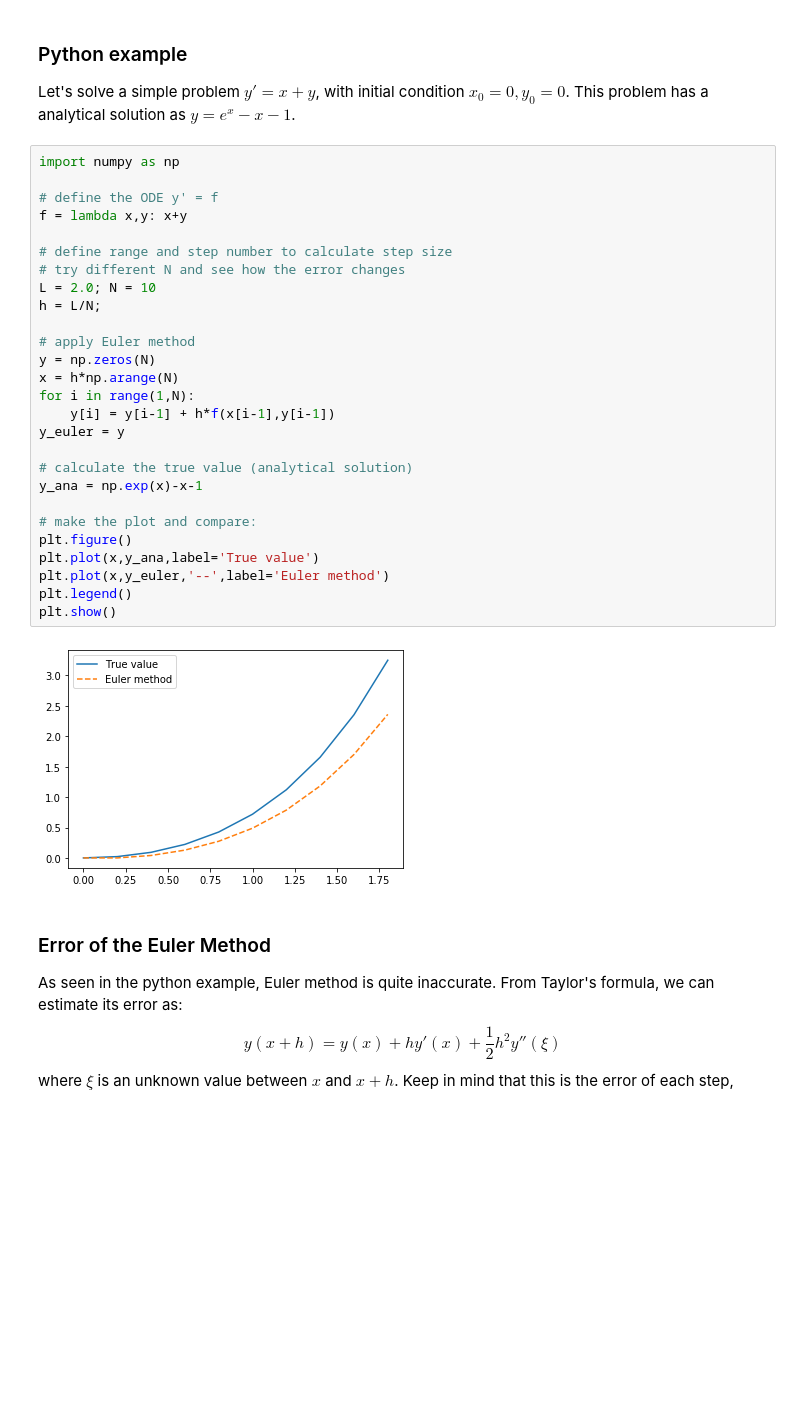
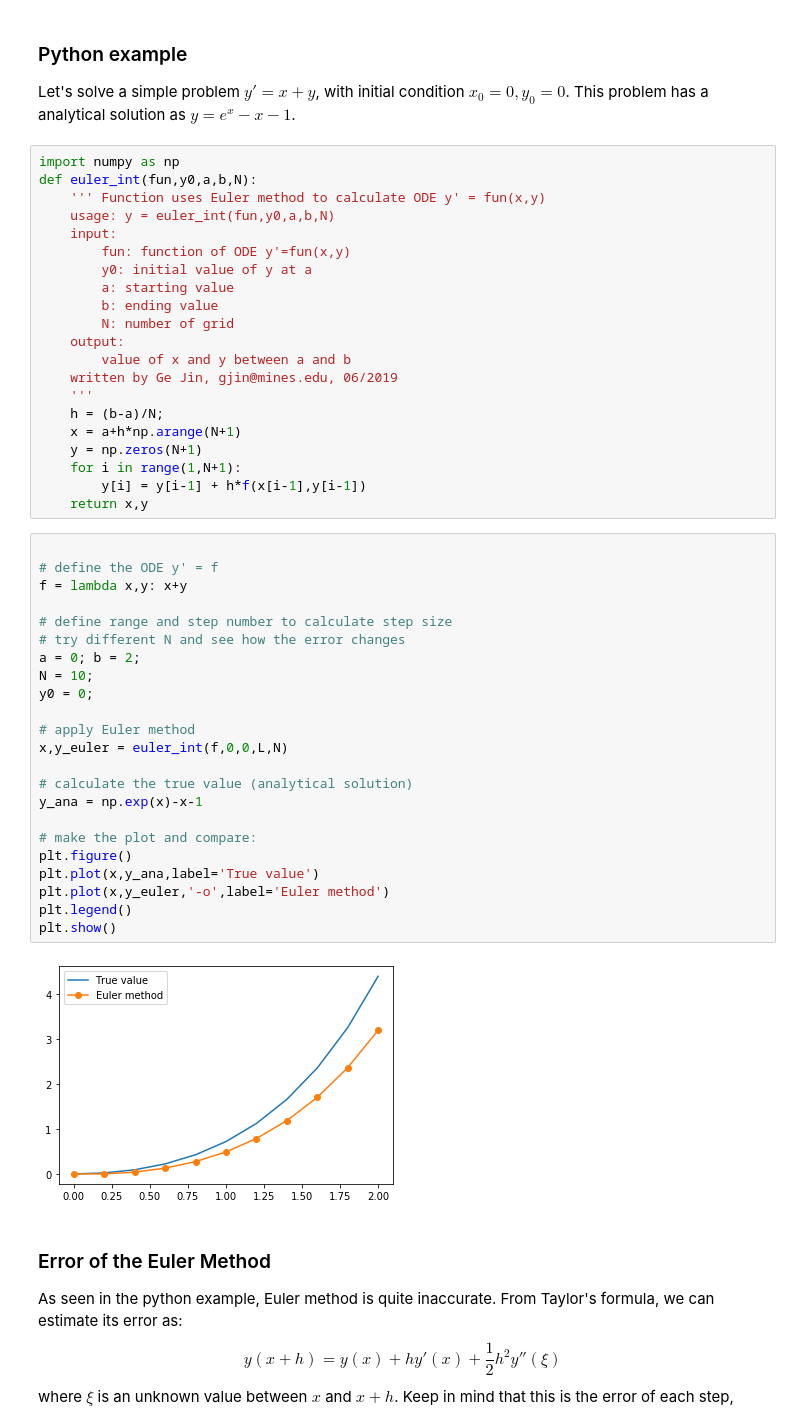
Before and after one commit to jshragge/CSM_GP_GEOPCOMP, a Jupyter notebook: 06_Ordinary_Differential_Equations.ipynb, the cells around one changed output. Saved outputs shown, nothing was run; the diff lists cells and outputs as text; blank space fills up the shorter version.

Commit message:
update knowledgement, finished Euler method

```diff
--- a/06_Ordinary_Differential_Equations.ipynb
+++ b/06_Ordinary_Differential_Equations.ipynb
@@ -62,35 +62,52 @@ $$
 ### Python example
 Let's solve a simple problem $y'=x+y$, with initial condition $x_0=0, y_0=0$.
 This problem has a analytical solution as $y=e^x-x-1$.
+# %%
+import numpy as np
+def euler_int(fun,y0,a,b,N):
+    ''' Function uses Euler method to calculate ODE y' = fun(x,y)
+    usage: y = euler_int(fun,y0,a,b,N)
+    input:
+        fun: function of ODE y'=fun(x,y)
+        y0: initial value of y at a
+        a: starting value
+        b: ending value
+        N: number of grid
+    output:
+        value of x and y between a and b
+    written by Ge Jin, gjin@mines.edu, 06/2019
+    '''
+    h = (b-a)/N;
+    x = a+h*np.arange(N+1)
+    y = np.zeros(N+1)
+    for i in range(1,N+1):
+        y[i] = y[i-1] + h*f(x[i-1],y[i-1])
+    return x,y
 # %%
-import numpy as np
 
 # define the ODE y' = f
 f = lambda x,y: x+y
 
 # define range and step number to calculate step size
 # try different N and see how the error changes
-L = 2.0; N = 10
-h = L/N;
+a = 0; b = 2;
+N = 10;
+y0 = 0;
 
 # apply Euler method
-y = np.zeros(N)
-x = h*np.arange(N)
-for i in range(1,N):
-    y[i] = y[i-1] + h*f(x[i-1],y[i-1])
-y_euler = y
+x,y_euler = euler_int(f,0,0,L,N)
 
 # calculate the true value (analytical solution)
 y_ana = np.exp(x)-x-1
 
 # make the plot and compare:
 plt.figure()
 plt.plot(x,y_ana,label='True value')
-plt.plot(x,y_euler,'--',label='Euler method')
+plt.plot(x,y_euler,'-o',label='Euler method')
 plt.legend()
 plt.show()
 # %% [output]
-[figure, old version]
+[figure, new version]
 # %% [markdown]
 ### Error of the Euler Method
 As seen in the python example, Euler method is quite inaccurate. From Taylor's formula, we can estimate its error as:
```
Also changed, not shown: parts of 8 cells of this notebook, 1 other file.
